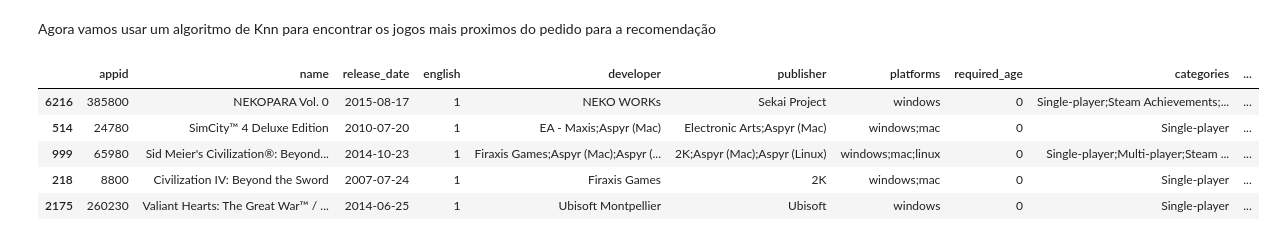
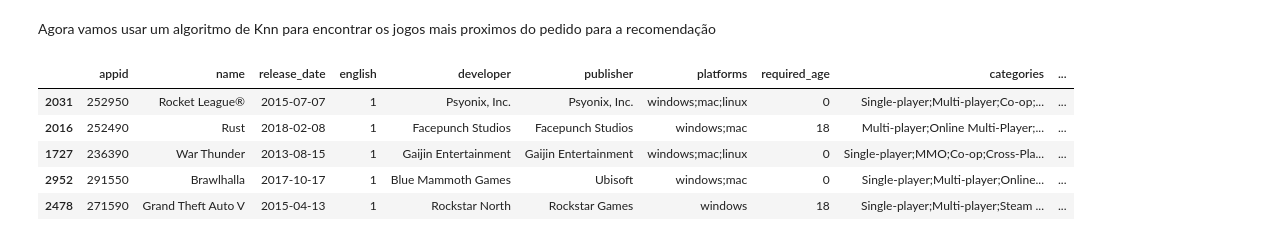
Before and after one commit to Gustavo-V-M/Recomendacao-Steam, a Jupyter notebook: analise_base_steam.ipynb, the cells around one changed output. Cells and saved outputs as stored; diff of their text form; code cells hidden in the pictures.

```diff
--- a/analise_base_steam.ipynb
+++ b/analise_base_steam.ipynb
@@ -70,7 +70,7 @@ publisher_ids = transform_to_id(publisher_lookup, df_steam["publisher"])
 
 popularity = [x.split("-")[1] for x in df_steam["owners"]]
 positive_ratio = [pos-neg for pos,neg in zip(df_steam["positive_ratings"], df_steam["negative_ratings"])]
-data_dict = {"dev_ids": dev_ids, "publisher_ids": publisher_ids, "platforms_sim": list(cos_sim_platforms[0]), "tags_sim": list(cos_sim_tags[0]), "genres_sim": cos_sim_genres[0], "popularity": popularity, "positive_ratio": positive_ratio}
+data_dict = {"dev_ids": dev_ids, "publisher_ids": publisher_ids, "tags_sim": list(cos_sim_tags[0]), "genres_sim": cos_sim_genres[0], "popularity": popularity, "positive_ratio": positive_ratio}
 
 data_df = pd.DataFrame(data_dict)
 data_df
@@ -113,0 +116,3 @@ data_df
+# %%
+data_df[2] = data_df[2].apply(lambda x: x*1.6)
+data_df
@@ -213,24 +232,24 @@ Agora vamos usar um algoritmo de Knn para encontrar os jogos mais proximos do pe
 # %%
 from sklearn.neighbors import NearestNeighbors
 def get_games_incluster(game):
     cluster_to_recomend = int(lookup_recomendation.loc[lookup_recomendation["game_name"]==game]["cluster"])
     list_of_games = list(lookup_recomendation.loc[lookup_recomendation["cluster"]==cluster_to_recomend]["game_name"])
     return list_of_games
 
 X = pd.DataFrame(reshaped_data)
 neighbours = NearestNeighbors(n_neighbors=5)
 neighbours.fit(X)
 
 def get_recomendation_knn(game):
     index = df_steam.index[df_steam["name"]==game][0]
     neighbours_indexes = neighbours.kneighbors(np.array(X.iloc[index]).reshape(1,-1))[1][0]
     return df_steam.iloc[neighbours_indexes]
 
-get_recomendation_knn("NEKOPARA Vol. 0")
+get_recomendation_knn("Rocket League®")
 # %% [output]
 |  | appid | name | release_date | english | developer | publisher | platforms | required_age | categories | ... |
-| 6216 | 385800 | NEKOPARA Vol. 0 | 2015-08-17 | 1 | NEKO WORKs | Sekai Project | windows | 0 | Single-player;Steam Achievements;... | ... |
-| 514 | 24780 | SimCity™ 4 Deluxe Edition | 2010-07-20 | 1 | EA - Maxis;Aspyr (Mac) | Electronic Arts;Aspyr (Mac) | windows;mac | 0 | Single-player | ... |
-| 999 | 65980 | Sid Meier's Civilization®: Beyond... | 2014-10-23 | 1 | Firaxis Games;Aspyr (Mac);Aspyr (... | 2K;Aspyr (Mac);Aspyr (Linux) | windows;mac;linux | 0 | Single-player;Multi-player;Steam ... | ... |
-| 218 | 8800 | Civilization IV: Beyond the Sword | 2007-07-24 | 1 | Firaxis Games | 2K | windows;mac | 0 | Single-player | ... |
-| 2175 | 260230 | Valiant Hearts: The Great War™ / ... | 2014-06-25 | 1 | Ubisoft Montpellier | Ubisoft | windows | 0 | Single-player | ... |
+| 2031 | 252950 | Rocket League® | 2015-07-07 | 1 | Psyonix, Inc. | Psyonix, Inc. | windows;mac;linux | 0 | Single-player;Multi-player;Co-op;... | ... |
+| 2016 | 252490 | Rust | 2018-02-08 | 1 | Facepunch Studios | Facepunch Studios | windows;mac | 18 | Multi-player;Online Multi-Player;... | ... |
+| 1727 | 236390 | War Thunder | 2013-08-15 | 1 | Gaijin Entertainment | Gaijin Entertainment | windows;mac;linux | 0 | Single-player;MMO;Co-op;Cross-Pla... | ... |
+| 2952 | 291550 | Brawlhalla | 2017-10-17 | 1 | Blue Mammoth Games | Ubisoft | windows;mac | 0 | Single-player;Multi-player;Online... | ... |
+| 2478 | 271590 | Grand Theft Auto V | 2015-04-13 | 1 | Rockstar North | Rockstar Games | windows | 18 | Single-player;Multi-player;Steam ... | ... |
```
Also changed, not shown: parts of 9 cells of this notebook.
